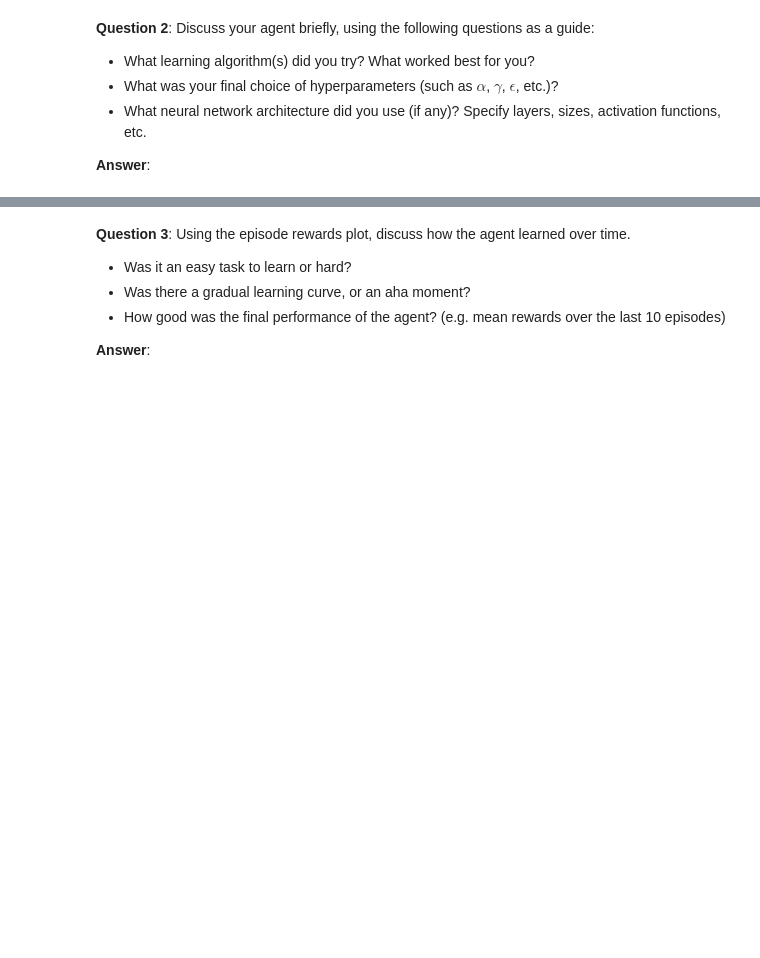
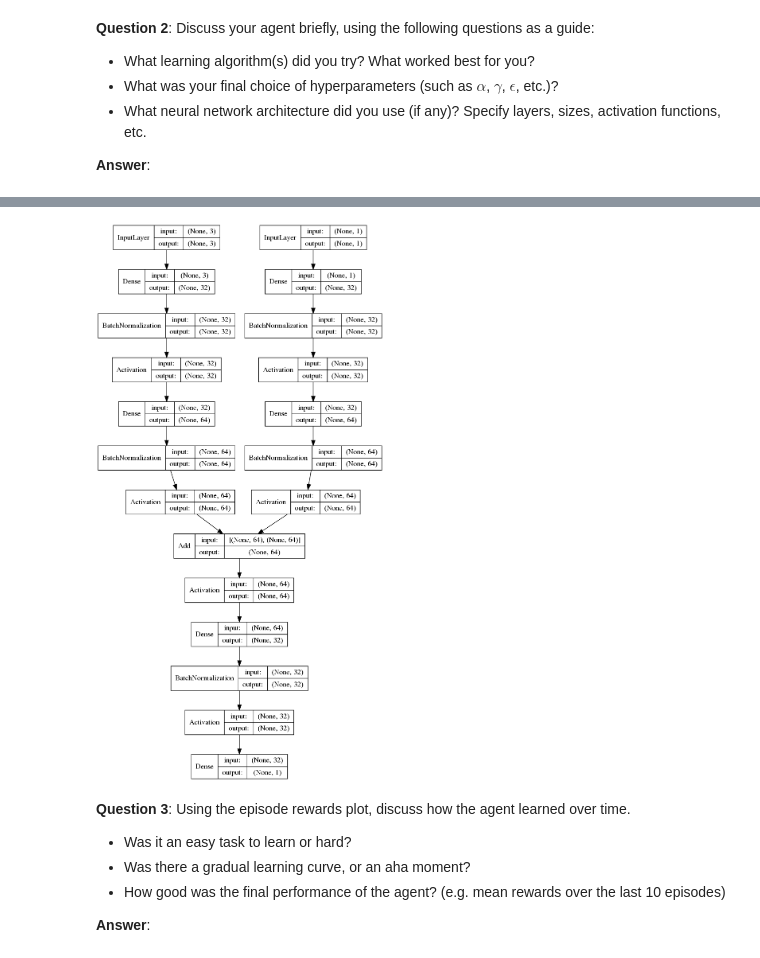
Before and after one commit to KnollFrank/RL-Quadcopter-2, a Jupyter notebook: Quadcopter_Project.ipynb, the cells around one changed output, grey strips where cells are left out. Saved outputs shown, nothing was run; the diff lists cells and outputs as text; code cells hidden in the pictures; blank space fills up the shorter version.

```diff
--- a/Quadcopter_Project.ipynb
+++ b/Quadcopter_Project.ipynb
@@ -346,3 +360,7 @@ evaluate_agent_and_render(agent)
+# %%
+plot_model(agent.critic_target.model, "critic_model.png")
+# %% [output]
+[figure, added]
 # %% [markdown]
 **Question 3**: Using the episode rewards plot, discuss how the agent learned over time.
 
```
Also changed, not shown: parts of 9 cells of this notebook.
